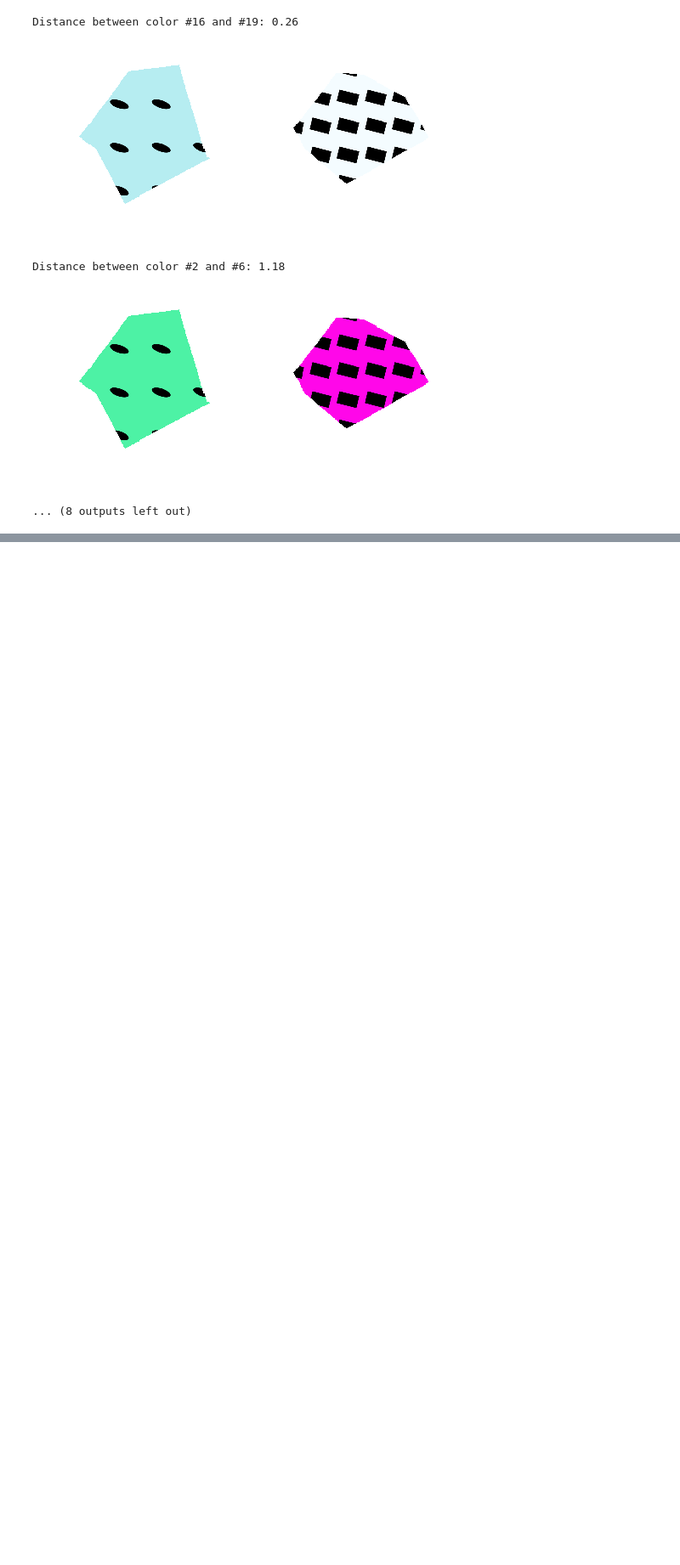
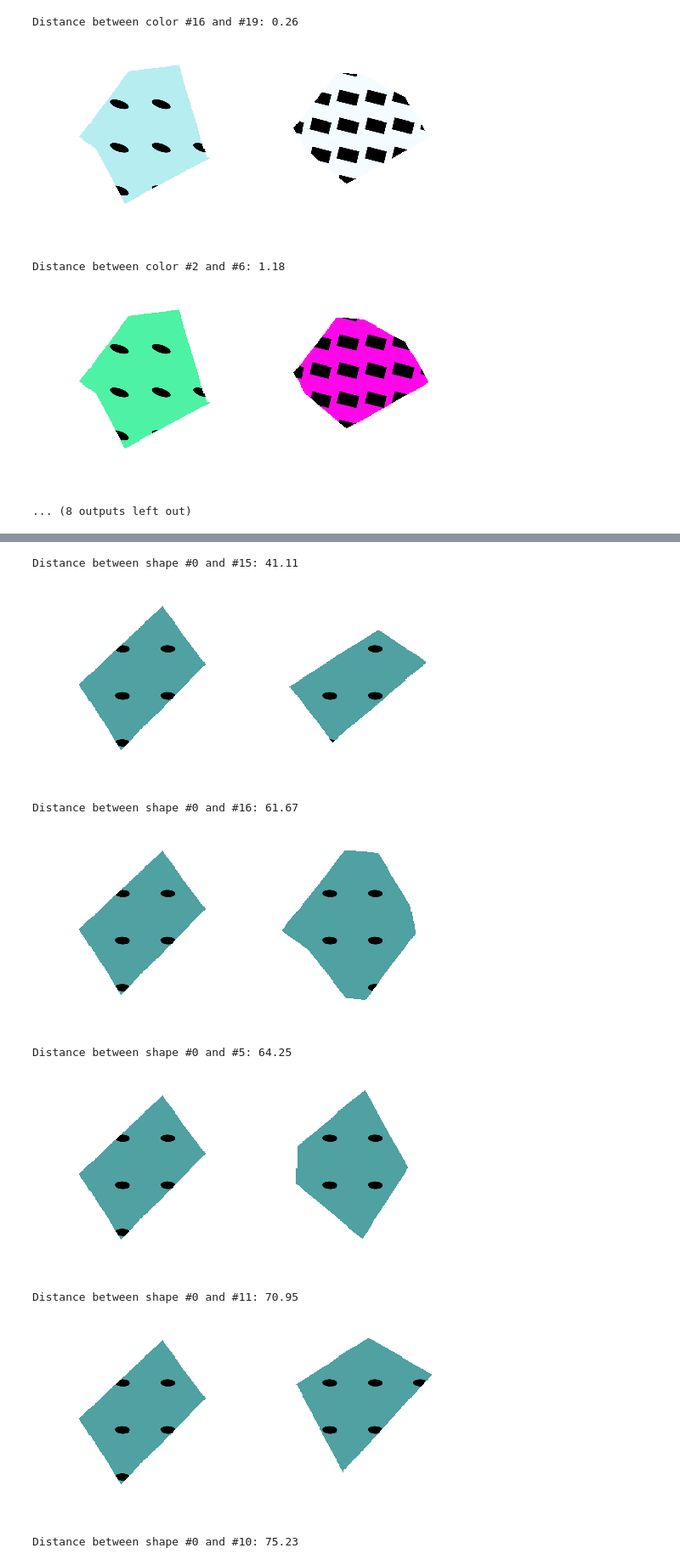
Before and after one commit to rfeinman/learning-to-learn, a Jupyter notebook: notebooks/parametric_tests_customCNN.ipynb, the cells around one changed output, grey strips where cells are left out. Shown at 85% size. Drawn from its saved outputs; the diff is of its cells as text; code cells hidden in the pictures; blank space fills up the shorter version.

```diff
--- a/notebooks/parametric_tests_customCNN.ipynb
+++ b/notebooks/parametric_tests_customCNN.ipynb
@@ -384,0 +409,21 @@ Distance between color #2 and #6: 1.18
+# %%
+df_sorted = df_s1.sort_values(by='score')
+inds = list(range(len(df_sorted)))
+for k in inds[:5] + inds[-5:]:
+    pair = df_sorted.iloc[k]
+    i = int(pair['i'])
+    j = int(pair['j'])
+    score = pair['score']
+    print('Distance between shape #%i and #%i: %0.2f' % (i, j, score))
+    plot_two(imgs_s1[i], imgs_s1[j])
+    #plot_two(imgs_s[0][i], imgs_s[1][j])
+# %% [output]
+Distance between shape #0 and #15: 41.11
+[figure, added]
+Distance between shape #0 and #16: 61.67
+[figure, added]
+Distance between shape #0 and #5: 64.25
+[figure, added]
+Distance between shape #0 and #11: 70.95
+[figure, added]
+Distance between shape #0 and #10: 75.23
```
Also changed, not shown: parts of 13 cells of this notebook.
